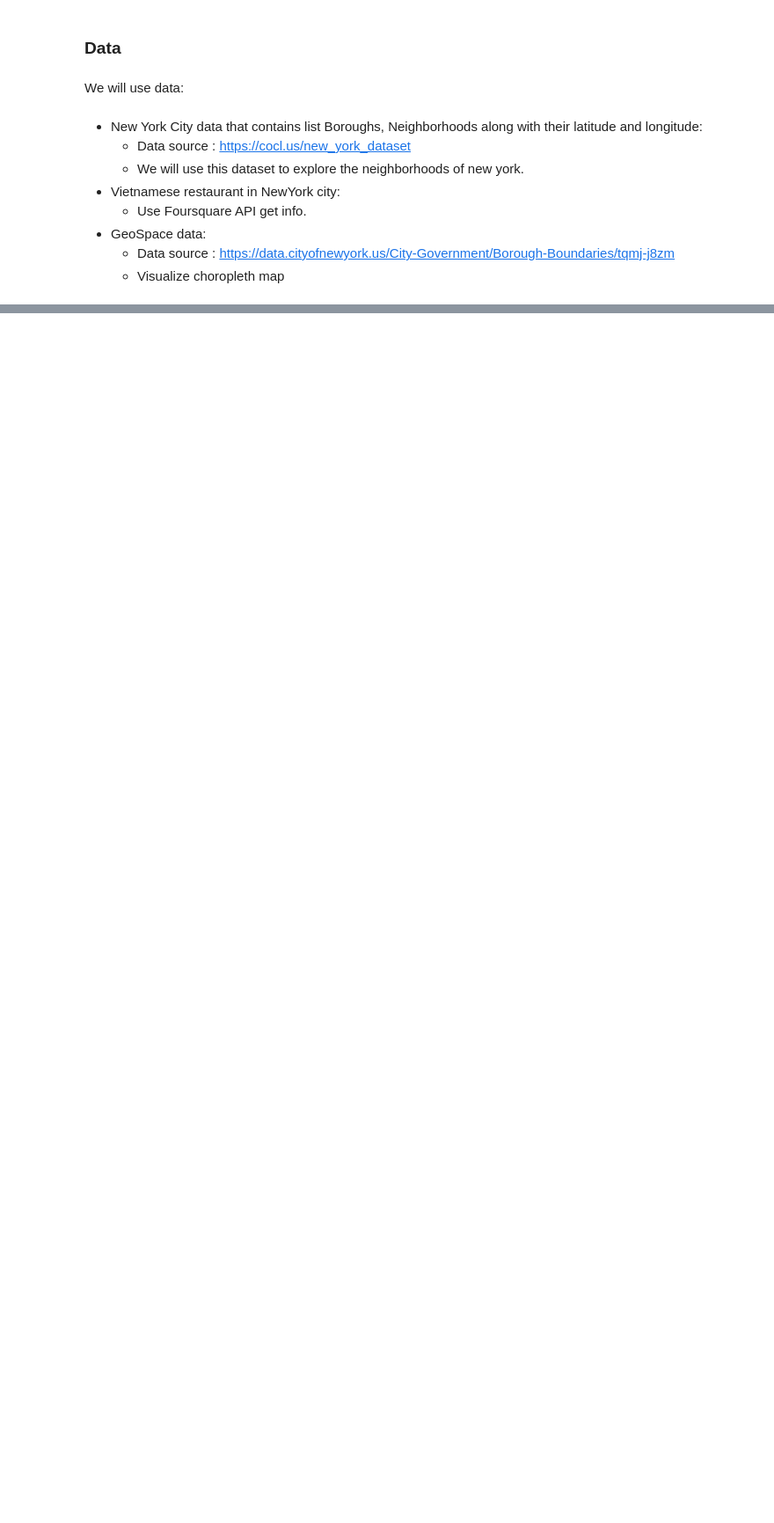
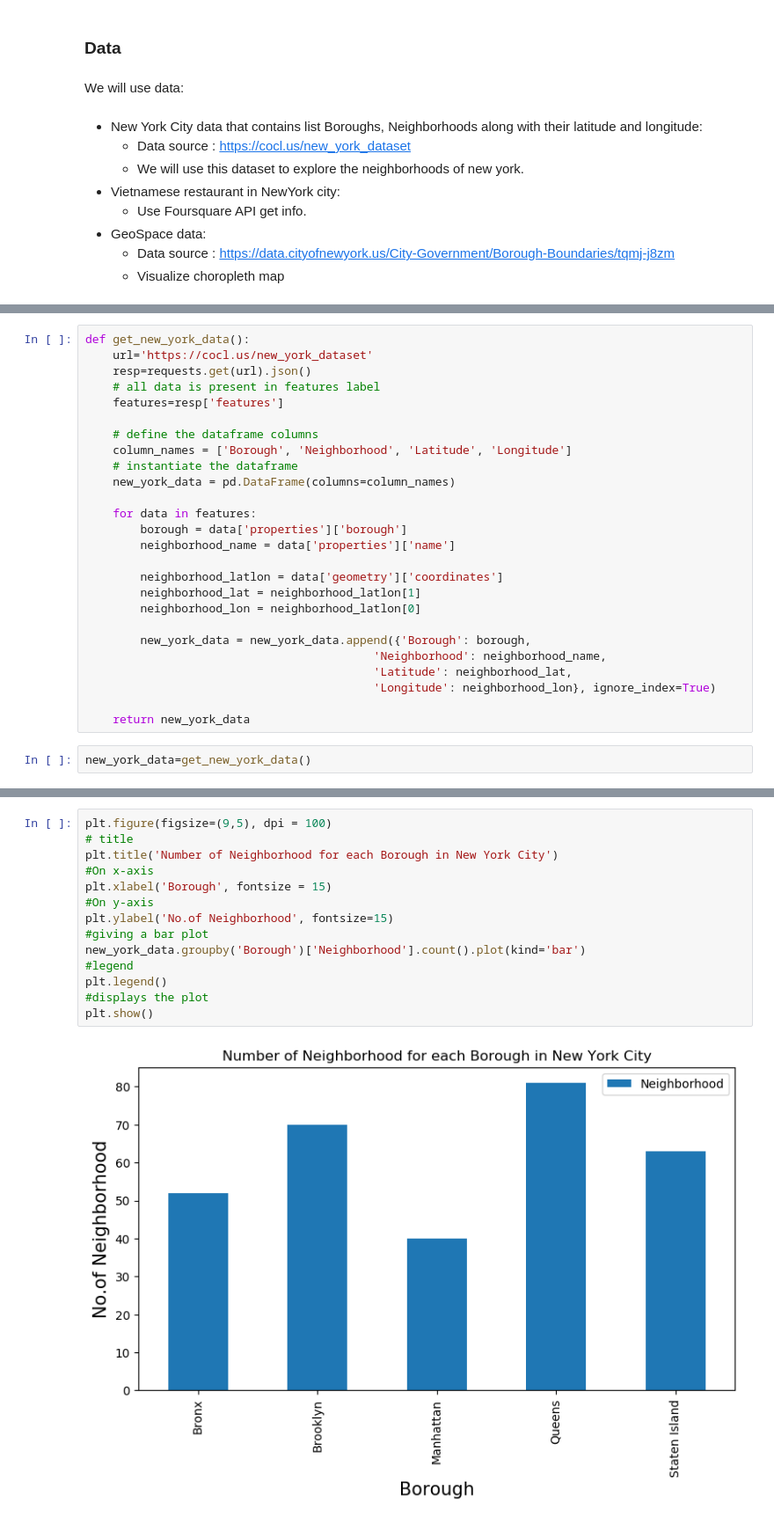
Before and after one commit to thientvse/Coursera_Capstone, a Jupyter notebook: Vietnam Restaurant in NewYork.ipynb, the cells around one changed output, grey strips where cells are left out. Shown at 88% size. Drawn from its saved outputs; the diff is of its cells as text; blank space fills up the shorter version.

```diff
--- a/Vietnam Restaurant in NewYork.ipynb
+++ b/Vietnam Restaurant in NewYork.ipynb
@@ -25,0 +165,28 @@ We will use data:
+# %%
+def get_new_york_data():
+    url='https://cocl.us/new_york_dataset'
+    resp=requests.get(url).json()
+    # all data is present in features label
+    features=resp['features']
+
+    # define the dataframe columns
+    column_names = ['Borough', 'Neighborhood', 'Latitude', 'Longitude']
+    # instantiate the dataframe
+    new_york_data = pd.DataFrame(columns=column_names)
+
+    for data in features:
+        borough = data['properties']['borough']
+        neighborhood_name = data['properties']['name']
+
+        neighborhood_latlon = data['geometry']['coordinates']
+        neighborhood_lat = neighborhood_latlon[1]
+        neighborhood_lon = neighborhood_latlon[0]
+
+        new_york_data = new_york_data.append({'Borough': borough,
+                                          'Neighborhood': neighborhood_name,
+                                          'Latitude': neighborhood_lat,
+                                          'Longitude': neighborhood_lon}, ignore_index=True)
+
+    return new_york_data
+# %%
+new_york_data=get_new_york_data()
@@ -25,0 +206,16 @@ We will use data:
+# %%
+plt.figure(figsize=(9,5), dpi = 100)
+# title
+plt.title('Number of Neighborhood for each Borough in New York City')
+#On x-axis
+plt.xlabel('Borough', fontsize = 15)
+#On y-axis
+plt.ylabel('No.of Neighborhood', fontsize=15)
+#giving a bar plot
+new_york_data.groupby('Borough')['Neighborhood'].count().plot(kind='bar')
+#legend
+plt.legend()
+#displays the plot
+plt.show()
+# %% [output]
+[figure, added]
```
Also changed, not shown: parts of 60 cells of this notebook.
